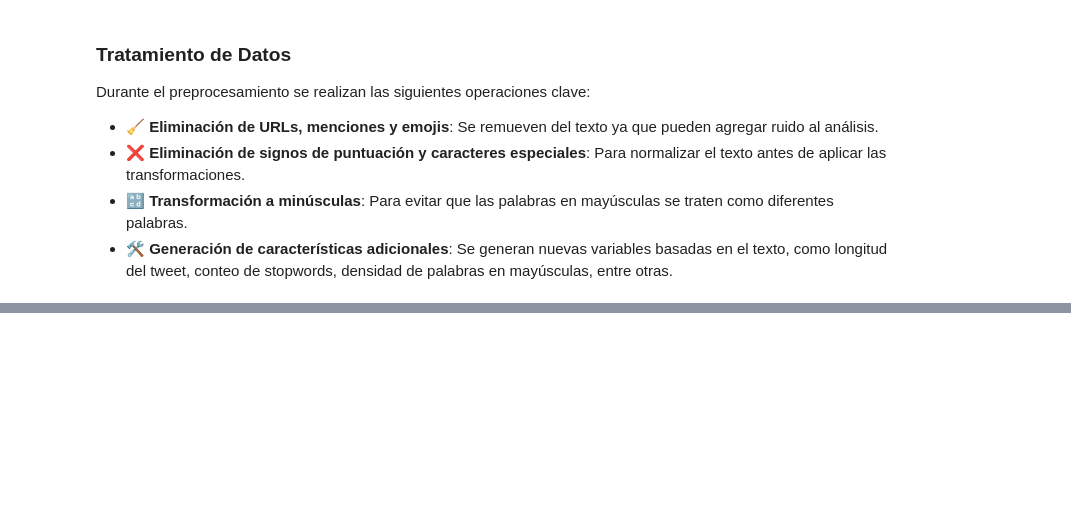
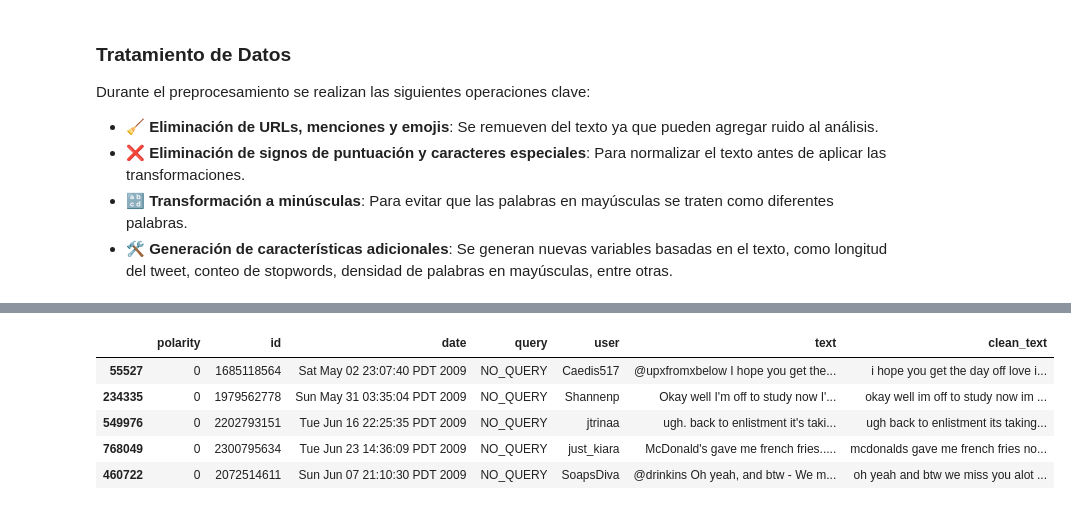
Before and after one commit to qreynas/sentiment_analysis, a Jupyter notebook: 01_Sentiment_Analysis_BCXP.ipynb, the cells around one changed output, grey strips where cells are left out. Saved outputs shown, nothing was run; the diff lists cells and outputs as text; code cells hidden in the pictures; blank space fills up the shorter version.

```diff
--- a/01_Sentiment_Analysis_BCXP.ipynb
+++ b/01_Sentiment_Analysis_BCXP.ipynb
@@ -106,0 +168,34 @@ Durante el preprocesamiento se realizan las siguientes operaciones clave:
+# %%
+# Función para limpiar el texto
+def clean_text(text):
+    # Convertir a minúsculas
+    text = str(text).lower()
+
+    # Eliminar URLs
+    text = re.sub(r'http\S+|www\S+|https\S+', '', text)
+
+    # Eliminar menciones (@usuario)
+    text = re.sub(r'@[A-Za-z0-9_]+', '', text)
+
+    # Eliminar signos de puntuación
+    text = text.translate(str.maketrans('', '', string.punctuation))
+
+    # Eliminar números
+    text = re.sub(r'\d+', '', text)
+
+    # Eliminar espacios múltiples
+    text = re.sub(r'\s+', ' ', text).strip()
+
+    return text
+
+# Aplicar la limpieza al texto
+df['clean_text'] = df['text'].apply(clean_text)
+# %%
+df.sample(5)
+# %% [output]
+|  | polarity | id | date | query | user | text | clean_text |
+| 55527 | 0 | 1685118564 | Sat May 02 23:07:40 PDT 2009 | NO_QUERY | Caedis517 | @upxfromxbelow I hope you get the... | i hope you get the day off love i... |
+| 234335 | 0 | 1979562778 | Sun May 31 03:35:04 PDT 2009 | NO_QUERY | Shannenp | Okay well I'm off to study now I'... | okay well im off to study now im ... |
+| 549976 | 0 | 2202793151 | Tue Jun 16 22:25:35 PDT 2009 | NO_QUERY | jtrinaa | ugh. back to enlistment it's taki... | ugh back to enlistment its taking... |
+| 768049 | 0 | 2300795634 | Tue Jun 23 14:36:09 PDT 2009 | NO_QUERY | just_kiara | McDonald's gave me french fries..... | mcdonalds gave me french fries no... |
+| 460722 | 0 | 2072514611 | Sun Jun 07 21:10:30 PDT 2009 | NO_QUERY | SoapsDiva | @drinkins Oh yeah, and btw - We m... | oh yeah and btw we miss you alot ... |
```
Also changed, not shown: parts of 17 cells of this notebook.
